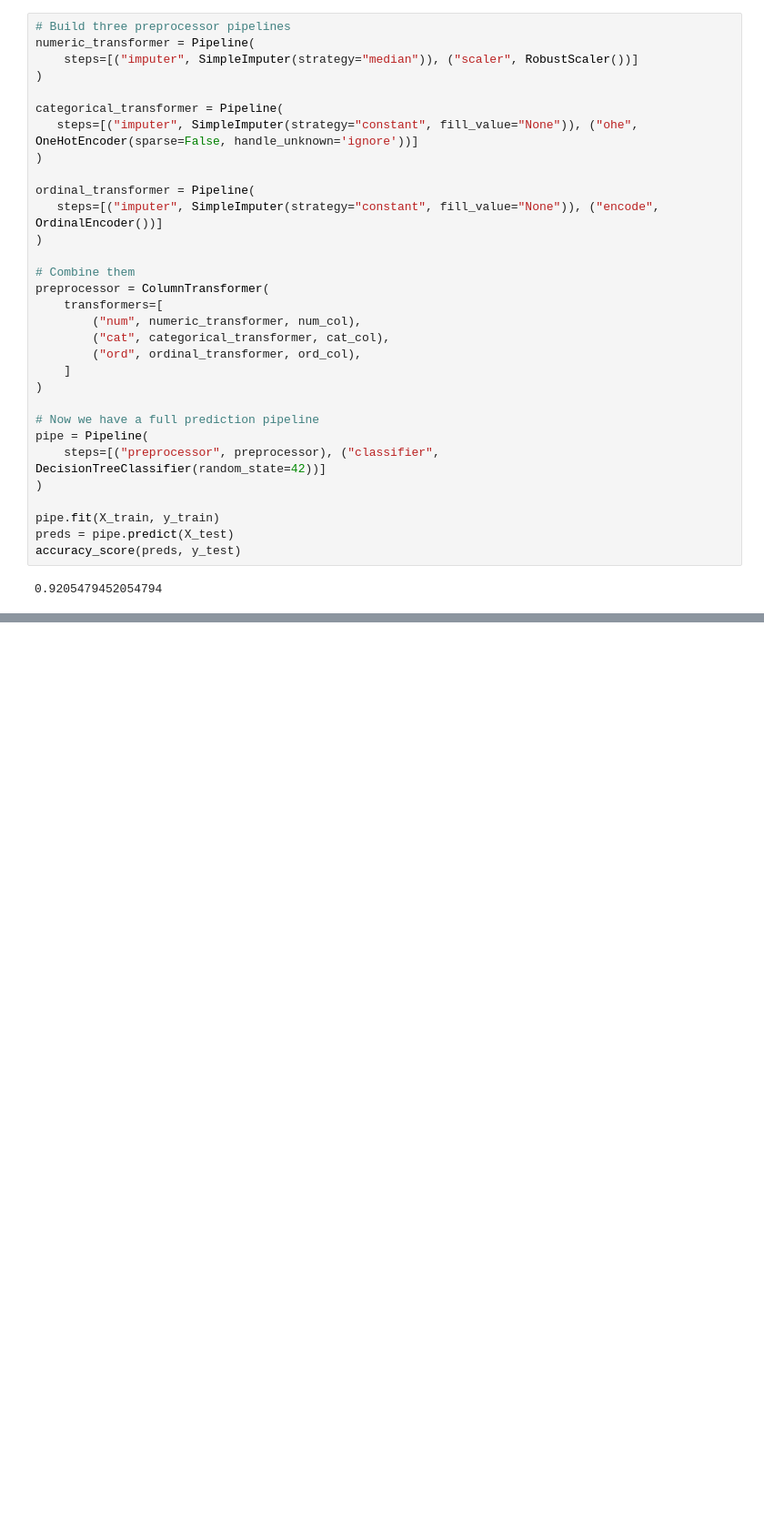
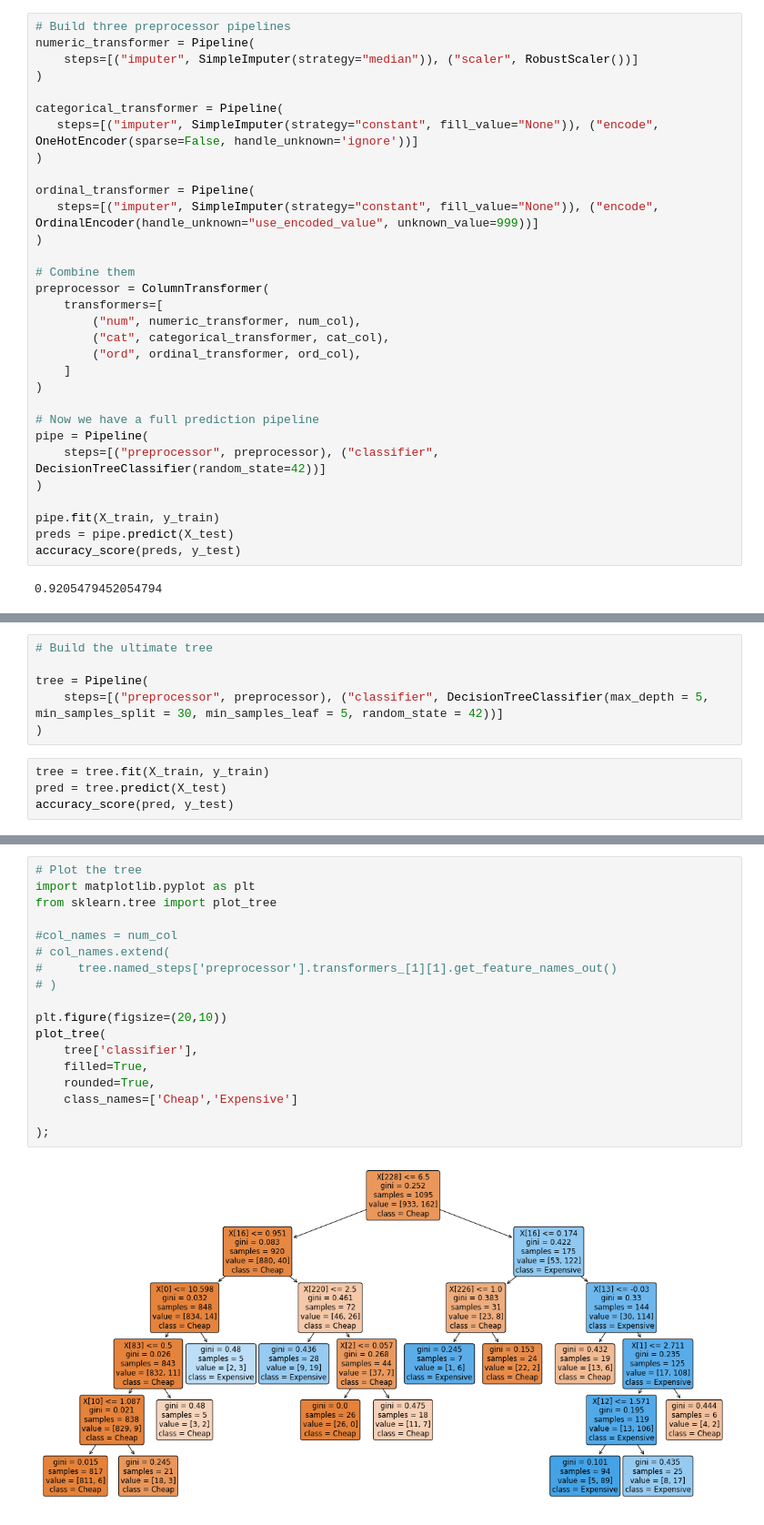
Before and after one commit to iCarambaaa/data-challenge, a Jupyter notebook: data_challenge.ipynb, the cells around one changed output, grey strips where cells are left out. Shown: that part at 91% size. Cells and saved outputs as stored; diff of their text form; blank space fills up the shorter version.

Commit message:
DecisionTree

```diff
--- a/data_challenge.ipynb
+++ b/data_challenge.ipynb
@@ -106,11 +127,11 @@ numeric_transformer = Pipeline(
 )
 
 categorical_transformer = Pipeline(
-   steps=[("imputer", SimpleImputer(strategy="constant", fill_value="None")), ("ohe", OneHotEncoder(sparse=False, handle_unknown='ignore'))]
+   steps=[("imputer", SimpleImputer(strategy="constant", fill_value="None")), ("encode", OneHotEncoder(sparse=False, handle_unknown='ignore'))]
 )
 
 ordinal_transformer = Pipeline(
-   steps=[("imputer", SimpleImputer(strategy="constant", fill_value="None")), ("encode", OrdinalEncoder())]
+   steps=[("imputer", SimpleImputer(strategy="constant", fill_value="None")), ("encode", OrdinalEncoder(handle_unknown="use_encoded_value", unknown_value=999))]
 )
 
 # Combine them
@@ -154,0 +210,10 @@ dtype: int64
+# %%
+# Build the ultimate tree
+
+tree = Pipeline(
+    steps=[("preprocessor", preprocessor), ("classifier", DecisionTreeClassifier(max_depth = 5, min_samples_split = 30, min_samples_leaf = 5, random_state = 42))]
+)
+# %%
+tree = tree.fit(X_train, y_train)
+pred = tree.predict(X_test)
+accuracy_score(pred, y_test)
@@ -154,0 +222,20 @@ dtype: int64
+# %%
+# Plot the tree
+import matplotlib.pyplot as plt
+from sklearn.tree import plot_tree
+
+#col_names = num_col
+# col_names.extend(
+#     tree.named_steps['preprocessor'].transformers_[1][1].get_feature_names_out()
+# )
+
+plt.figure(figsize=(20,10))
+plot_tree(
+    tree['classifier'],
+    filled=True,
+    rounded=True,
+    class_names=['Cheap','Expensive']
+
+);
+# %% [output]
+[figure, added]
```
Also changed, not shown: parts of 11 cells of this notebook, 1 other file.
